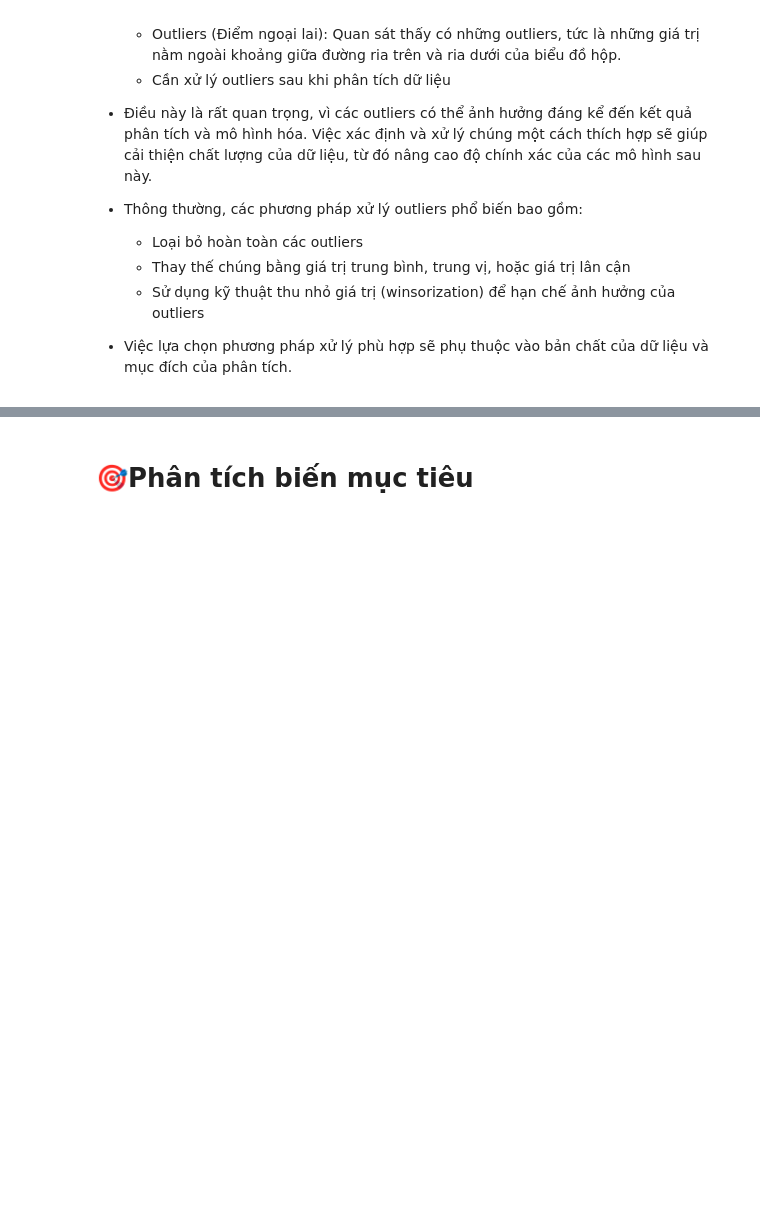
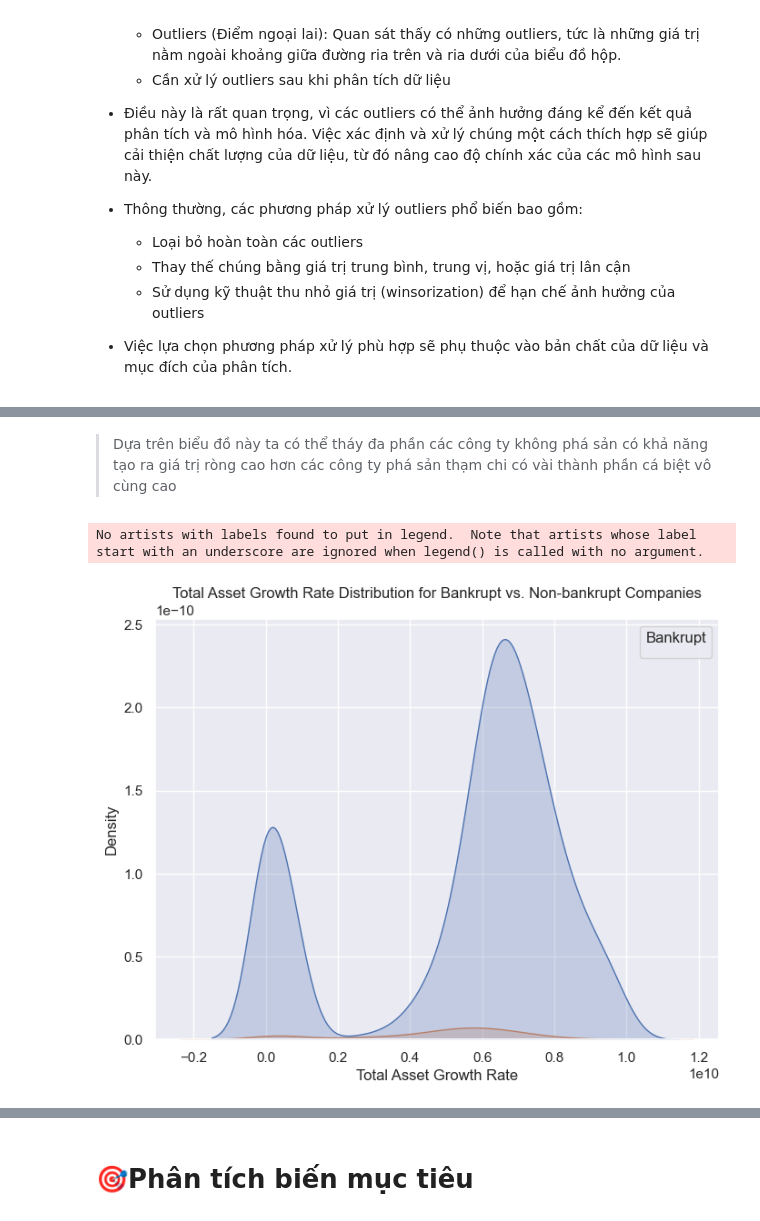
Before and after one commit to vovantri123/CK_Python, a Jupyter notebook: CK.ipynb, the cells around one changed output, grey strips where cells are left out. Saved outputs shown, nothing was run; the diff lists cells and outputs as text; code cells hidden in the pictures; blank space fills up the shorter version.

```diff
--- a/CK.ipynb
+++ b/CK.ipynb
@@ -571,0 +807,14 @@ plt.show()
+# %% [markdown]
+>  Dựa trên biểu đồ này ta có thể tháy đa phần các công ty không phá sản có khả năng tạo ra giá trị ròng cao hơn các công ty phá sản thạm chi có vài thành phần cá biệt vô cùng cao
+# %%
+# Question 3: Distributions of "Total Asset Growth Rate" for bankrupt vs. non-bankrupt companies (tốc độ tăng tưởng tài sản)
+plt.figure(figsize=(8, 6))
+sns.kdeplot(data=company_df, x='Total Asset Growth Rate', hue='Bankrupt', fill=True)
+plt.title('Total Asset Growth Rate Distribution for Bankrupt vs. Non-bankrupt Companies')
+plt.xlabel('Total Asset Growth Rate')
+plt.ylabel('Density')
+plt.legend(title='Bankrupt')
+plt.show()
+# %% [output]
+No artists with labels found to put in legend.  Note that artists whose label start with an underscore are ignored when legend() is called with no argument.
+[figure, added]
```
Also changed, not shown: parts of 26 cells of this notebook.
